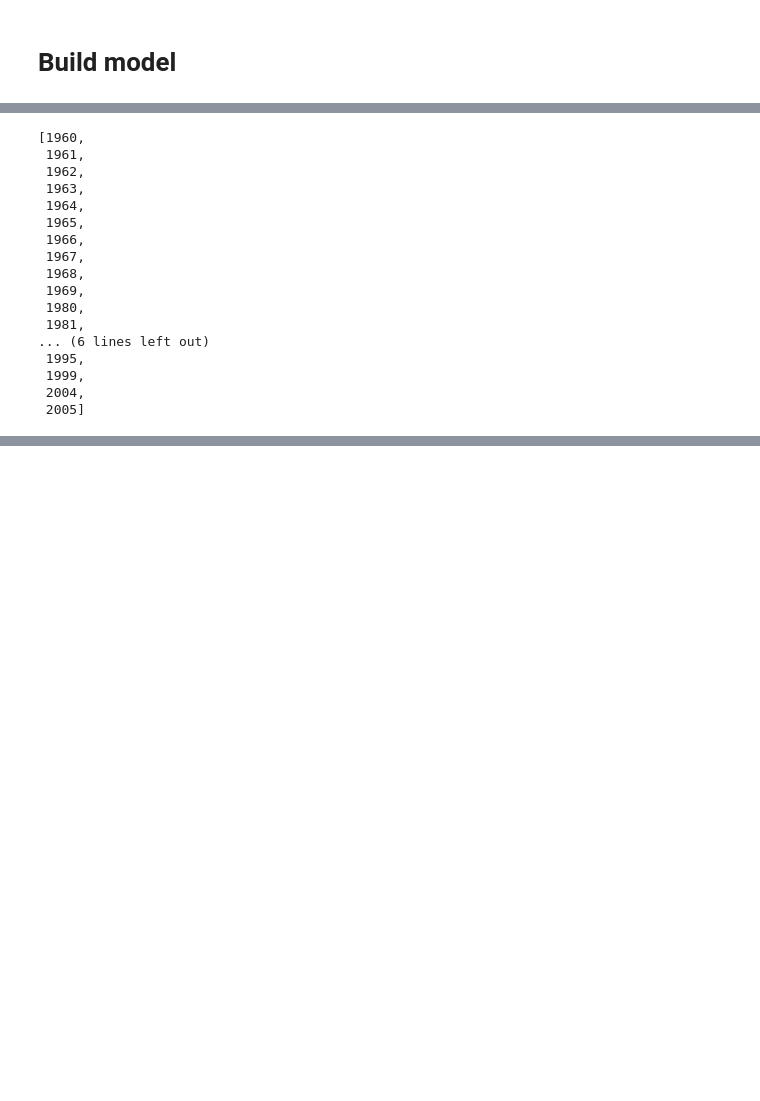
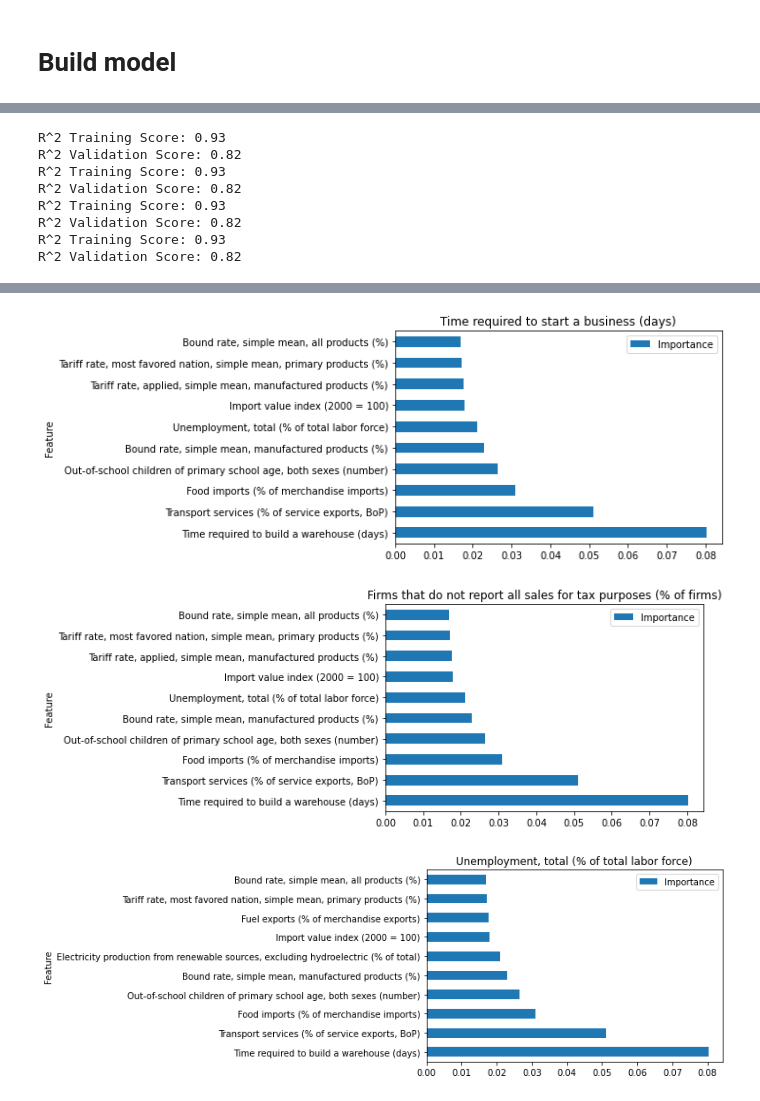
Before and after one commit to jaimevalero/world-development-indicators, a Jupyter notebook: jupyter/what-if.ipynb, the cells around one changed output, grey strips where cells are left out. Cells and saved outputs as stored; diff of their text form; code cells hidden in the pictures; blank space fills up the shorter version.

Commit message:
First preview

```diff
--- a/jupyter/what-if.ipynb
+++ b/jupyter/what-if.ipynb
@@ -983,7 +968,9 @@ df_indicators.sort_values(by=['distance with average'], ascending=False)
 # %%
 indicators_to_improve = ['Time required to start a business (days)',
                        'Firms that do not report all sales for tax purposes (% of firms)',
-                      'Population, ages 15-64 (% of total)']
+                       'Unemployment, total (% of total labor force)',
+                         'Vulnerable employment, total (% of total employment)'
+                        ]
 # %% [markdown]
 # Build model
 # %%
@@ -1046,6 +1019,7 @@ def get_data(REGION,array_indicators):
 # %%
 import pandas as pd
 from sklearn.model_selection import train_test_split
+import xgboost as xgb
 
 def train_data_for(kk,X_column):
     def r2(rf, X_train, y_train):
@@ -1059,7 +1033,7 @@ def train_data_for(kk,X_column):
     X_train, X_test, y_train, y_test = train_test_split(X, y, test_size=0.2, random_state=123)
 
     xg_reg = xgb.XGBRegressor(objective ='reg:squarederror', colsample_bytree = 0.3, learning_rate = 0.1,
-                max_depth = 5, alpha = 10, n_estimators = 10)
+                max_depth = 5, alpha = 10, n_estimators = 100)
 #Fit the regressor to the training set and make predictions on the test set using the familiar .fit() and .predict() methods.
 
     xg_reg.fit(X_train,y_train)
@@ -1075,4 +1049,4 @@ def train_data_for(kk,X_column):
     ax.set_title(X_column)
     return ax,perm_imp_rfpimp
 
-ax,perm_imp_rfpimp = train_data_for(kk,X_column)
+#ax,perm_imp_rfpimp = train_data_for(kk,X_column)
@@ -1081,2 +1052,0 @@ NameError: name 'kk' is not defined
-# %%
-X_column='GDP per person employed (constant 1990 PPP $)'
@@ -1165,28 +1133,37 @@ df
-# %%
-CountryCode = 'ESP'
-all_values =  pd.read_sql(f"""SELECT IndicatorName,Year,Value,CountryCode
-           FROM Indicators
-           WHERE
-                CountryCode in ( SELECT CountryCode  FROM Country WHERE Region = '{Region}' )
-           group by Year,IndicatorName""",conn)
-df_country_all_years = all_values.copy().query(f"  CountryCode == '{CountryCode}'")
-array_years_with_data = df_country_all_years.Year.unique().tolist()
-array_years_with_data
-# %% [output]
-[1960,
- 1961,
- 1962,
- 1963,
- 1964,
- 1965,
- 1966,
- 1967,
- 1968,
- 1969,
- 1980,
- 1981,
-... (6 lines left out)
- 1995,
- 1999,
- 2004,
- 2005]
+# %%
+def get_data_for_training(X_column):
+    kk  = pd.read_csv("first_model.csv")
+    kk
+    for column in ARRAY_INDICATORS :
+        try :
+            kk[column]=kk[column].fillna(kk[column].mean())
+        except:
+            pass
+    kk.columns=[ x  for x in  kk.columns  if x != X_column] + [ X_column]
+
+    kk= kk[kk.reset_index().columns[4:]]
+    #for column in kk.columns:
+    #    kk[column]=((kk[column]-kk[column].min())/(kk[column].max()-kk[column].min()))
+    return kk
+# %%
+secondary_features = []
+for indicator_to_improve in tqdm(indicators_to_improve) :
+    try :
+        kk                 = get_data_for_training(indicator_to_improve)
+        ax,perm_imp_rfpimp = train_data_for(kk,indicator_to_improve)
+        perm_imp_rfpimp = perm_imp_rfpimp.head(10)
+        perm_imp_rfpimp['Target indicator'] = indicator_to_improve
+        perm_imp_rfpimp['Feature'] = perm_imp_rfpimp.index
+        secondary_features.append(perm_imp_rfpimp)
+    except: continue
+df = pd.concat(secondary_features)
+df
+# %% [output]
+R^2 Training Score: 0.93
+R^2 Validation Score: 0.82
+R^2 Training Score: 0.93
+R^2 Validation Score: 0.82
+R^2 Training Score: 0.93
+R^2 Validation Score: 0.82
+R^2 Training Score: 0.93
+R^2 Validation Score: 0.82
@@ -1192,0 +1188,3 @@ array_years_with_data
+[figure, added]
+[figure, added]
+[figure, added]
```
Also changed, not shown: parts of 18 cells of this notebook, 2 other files.
